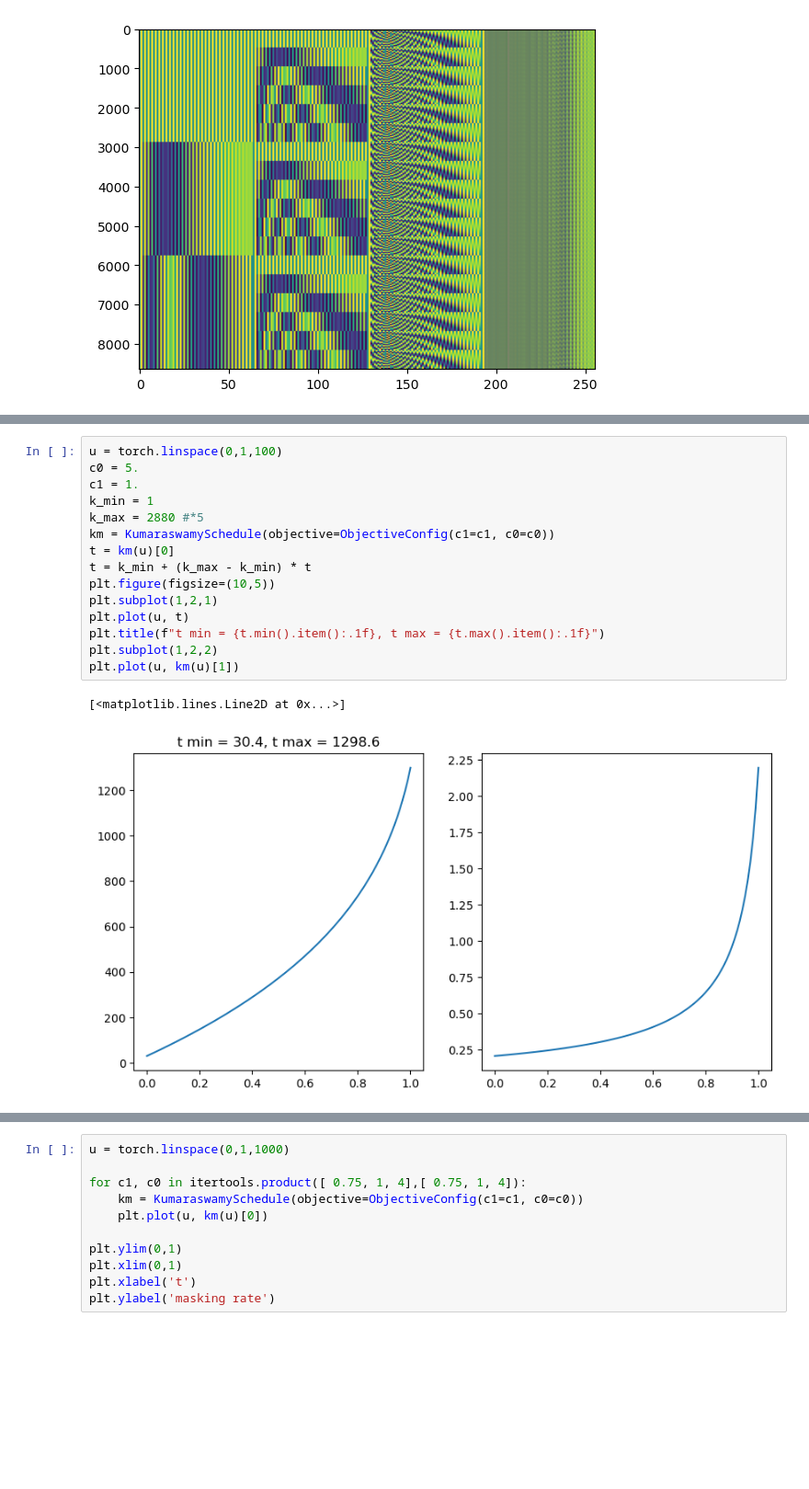
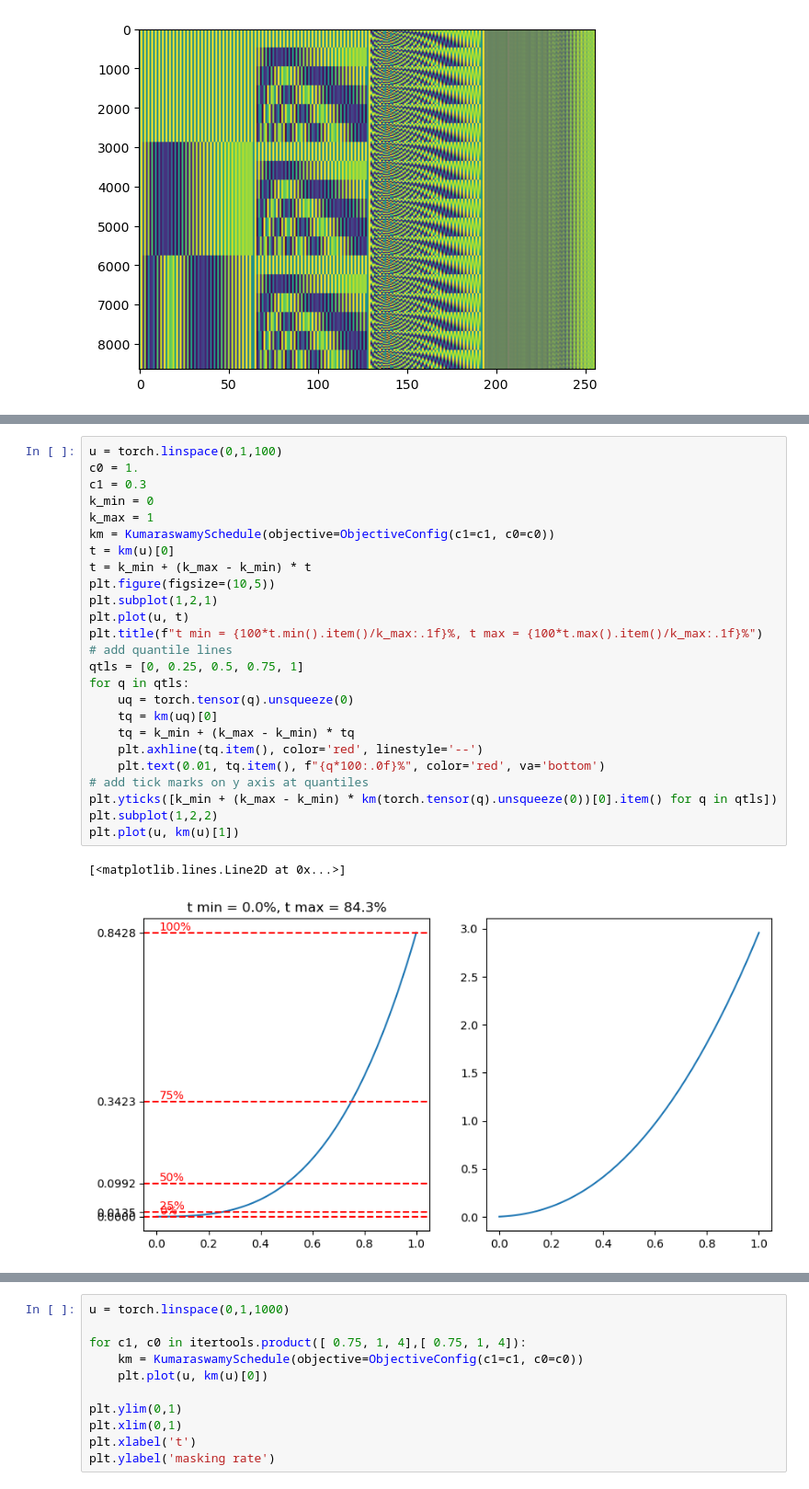
Before and after one commit to jthuemmel/thesis, a Jupyter notebook: simplify.ipynb, the cells around one changed output, grey strips where cells are left out. Shown at 92% size. Saved outputs shown, nothing was run; the diff lists cells and outputs as text; blank space fills up the shorter version.

```diff
--- a/simplify.ipynb
+++ b/simplify.ipynb
@@ -38,19 +112,29 @@ plt.imshow(p, aspect="auto")
 # %%
 u = torch.linspace(0,1,100)
-c0 = 5.
-c1 = 1.
-k_min = 1
-k_max = 2880 #*5
+c0 = 1.
+c1 = 0.3
+k_min = 0
+k_max = 1
 km = KumaraswamySchedule(objective=ObjectiveConfig(c1=c1, c0=c0))
 t = km(u)[0]
 t = k_min + (k_max - k_min) * t
 plt.figure(figsize=(10,5))
 plt.subplot(1,2,1)
 plt.plot(u, t)
-plt.title(f"t min = {t.min().item():.1f}, t max = {t.max().item():.1f}")
+plt.title(f"t min = {100*t.min().item()/k_max:.1f}%, t max = {100*t.max().item()/k_max:.1f}%")
+# add quantile lines
+qtls = [0, 0.25, 0.5, 0.75, 1]
+for q in qtls:
+    uq = torch.tensor(q).unsqueeze(0)
+    tq = km(uq)[0]
+    tq = k_min + (k_max - k_min) * tq
+    plt.axhline(tq.item(), color='red', linestyle='--')
+    plt.text(0.01, tq.item(), f"{q*100:.0f}%", color='red', va='bottom')
+# add tick marks on y axis at quantiles
+plt.yticks([k_min + (k_max - k_min) * km(torch.tensor(q).unsqueeze(0))[0].item() for q in qtls])
 plt.subplot(1,2,2)
 plt.plot(u, km(u)[1])
 # %% [output]
 [<matplotlib.lines.Line2D at 0x...>]
-[figure, old version]
+[figure, new version]
 # %%
```
Also changed, not shown: parts of 6 cells of this notebook.
